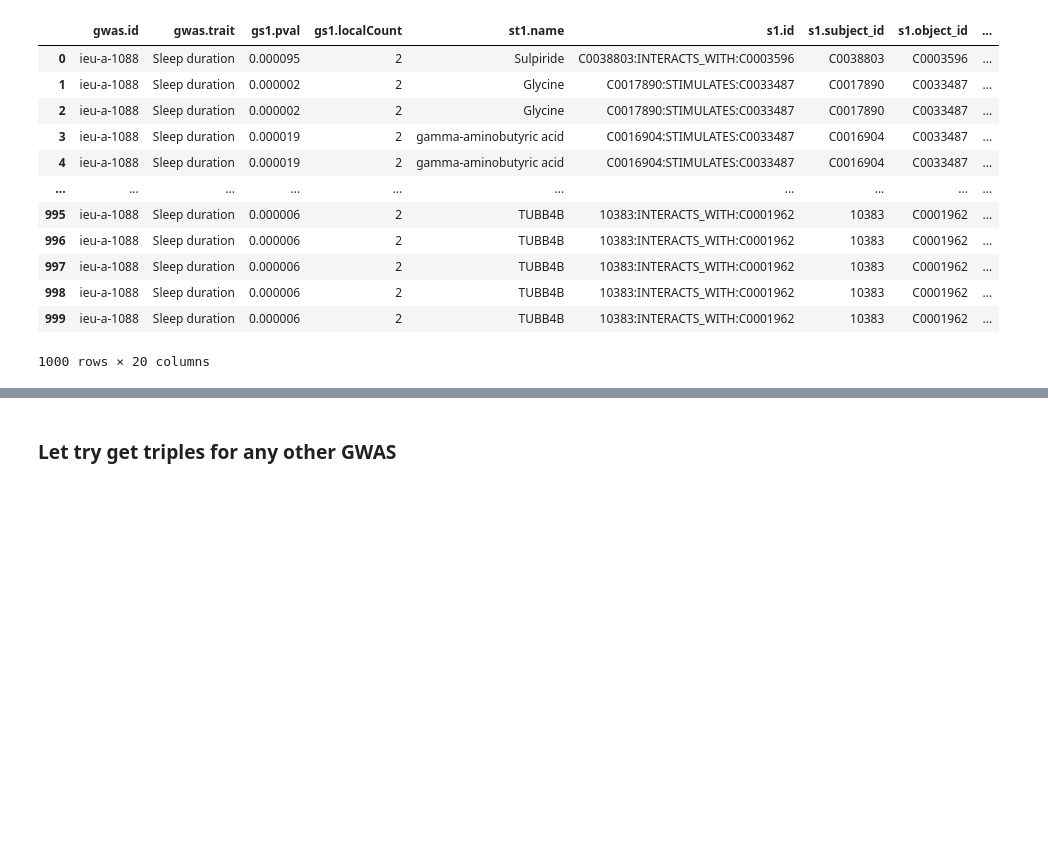
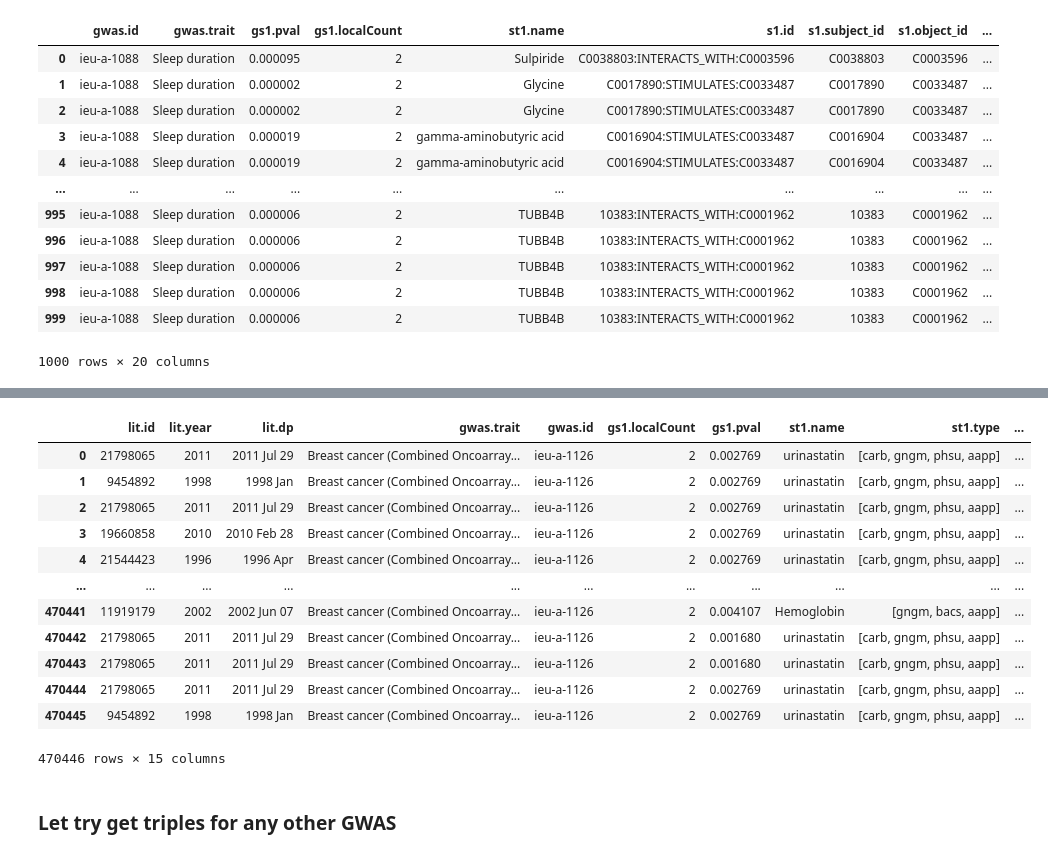
Before and after one commit to mvab/epigraphdb-breast-cancer, a Jupyter notebook: python/4_breast_cancer_map_to_lit.ipynb, the cells around one changed output, grey strips where cells are left out. Cells and saved outputs as stored; diff of their text form; code cells hidden in the pictures; blank space fills up the shorter version.

```diff
--- a/python/4_breast_cancer_map_to_lit.ipynb
+++ b/python/4_breast_cancer_map_to_lit.ipynb
@@ -623,3 +643,19 @@ RETURN gwas {.id, .trait}, gs1 {.pval, .localCount}, st1 {.name, .type}, s1 {.id
+# %%
+test3
+# %% [output]
+|  | lit.id | lit.year | lit.dp | gwas.trait | gwas.id | gs1.localCount | gs1.pval | st1.name | st1.type | ... |
+| 0 | 21798065 | 2011 | 2011 Jul 29 | Breast cancer (Combined Oncoarray... | ieu-a-1126 | 2 | 0.002769 | urinastatin | [carb, gngm, phsu, aapp] | ... |
+| 1 | 9454892 | 1998 | 1998 Jan | Breast cancer (Combined Oncoarray... | ieu-a-1126 | 2 | 0.002769 | urinastatin | [carb, gngm, phsu, aapp] | ... |
+| 2 | 21798065 | 2011 | 2011 Jul 29 | Breast cancer (Combined Oncoarray... | ieu-a-1126 | 2 | 0.002769 | urinastatin | [carb, gngm, phsu, aapp] | ... |
+| 3 | 19660858 | 2010 | 2010 Feb 28 | Breast cancer (Combined Oncoarray... | ieu-a-1126 | 2 | 0.002769 | urinastatin | [carb, gngm, phsu, aapp] | ... |
+| 4 | 21544423 | 1996 | 1996 Apr | Breast cancer (Combined Oncoarray... | ieu-a-1126 | 2 | 0.002769 | urinastatin | [carb, gngm, phsu, aapp] | ... |
+| ... | ... | ... | ... | ... | ... | ... | ... | ... | ... | ... |
+| 470441 | 11919179 | 2002 | 2002 Jun 07 | Breast cancer (Combined Oncoarray... | ieu-a-1126 | 2 | 0.004107 | Hemoglobin | [gngm, bacs, aapp] | ... |
+| 470442 | 21798065 | 2011 | 2011 Jul 29 | Breast cancer (Combined Oncoarray... | ieu-a-1126 | 2 | 0.001680 | urinastatin | [carb, gngm, phsu, aapp] | ... |
+| 470443 | 21798065 | 2011 | 2011 Jul 29 | Breast cancer (Combined Oncoarray... | ieu-a-1126 | 2 | 0.001680 | urinastatin | [carb, gngm, phsu, aapp] | ... |
+| 470444 | 21798065 | 2011 | 2011 Jul 29 | Breast cancer (Combined Oncoarray... | ieu-a-1126 | 2 | 0.002769 | urinastatin | [carb, gngm, phsu, aapp] | ... |
+| 470445 | 9454892 | 1998 | 1998 Jan | Breast cancer (Combined Oncoarray... | ieu-a-1126 | 2 | 0.002769 | urinastatin | [carb, gngm, phsu, aapp] | ... |
+470446 rows × 15 columns
 # %%
 test3.to_csv("../query_results/lit_bc_to_other_litterms_upd.tsv", sep="\t", index=False)
 # %% [markdown]
```
Also changed, not shown: parts of 8 cells of this notebook, 1 other file.
